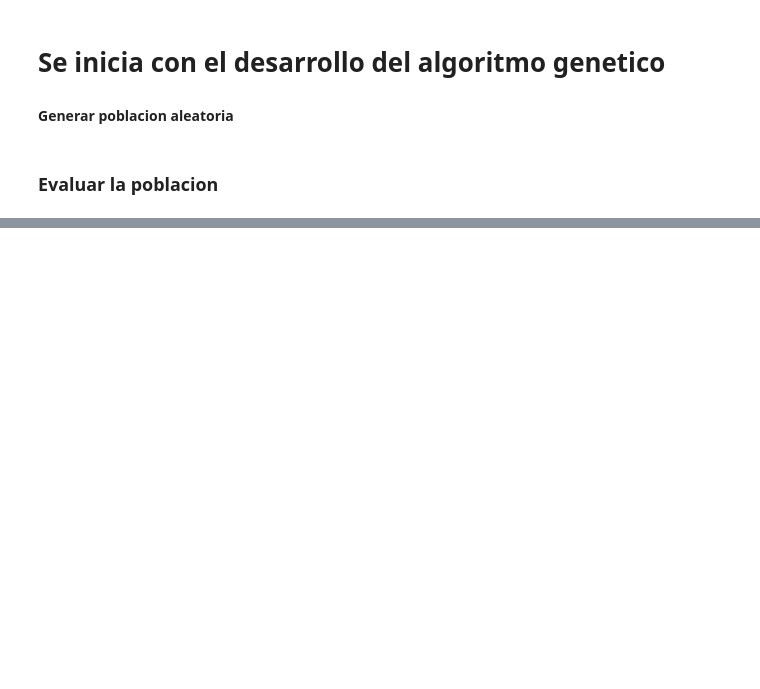
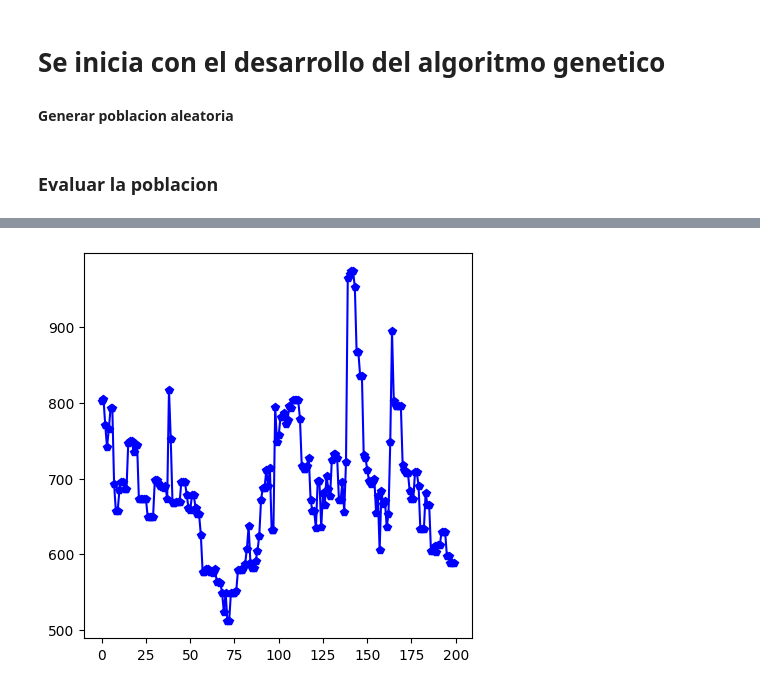
Before and after one commit to JHernandez99/AGs_Ciudades, a Jupyter notebook: AG_Problema_Ciudades.ipynb, the cells around one changed output, grey strips where cells are left out. Cells and saved outputs as stored; diff of their text form; code cells hidden in the pictures; blank space fills up the shorter version.

```diff
--- a/AG_Problema_Ciudades.ipynb
+++ b/AG_Problema_Ciudades.ipynb
@@ -148,0 +243,38 @@ print(len(distancias))
+# %%
+#generar poblacion aleatoria
+tam_poblacion = 20
+probabilidad_cruza = 0.45
+probabilidad_muta = 0.05
+generaciones = 200
+
+
+poblacion = generarPoblacionAleatoria(20,lbls)
+num_generaciones = 0
+
+mejor_individuo = []
+mejor_distancia = 0
+hist_individuos = []
+hist_distancias = []
+while(num_generaciones < generaciones):
+
+    #evaluacion de la poblacion
+    distancias = fitness(poblacion,x,y,data)
+    #seleccion
+    seleccionados,distancias_seleccionados = selection(poblacion,distancias)
+    #print(len(seleccionados))
+    #cruza y mutacion
+    nuevos_hijos = cruza_mutacion(seleccionados,probabilidad_cruza,probabilidad_muta, lbls)
+
+    #unir poblacion final
+    poblacion = list(seleccionados)+nuevos_hijos
+
+    distancias = fitness(poblacion,x,y,data)
+    seleccionados,distancias_seleccionados = selection(poblacion,distancias)
+    mejor_individuo = seleccionados[0]
+    mejor_distancia = distancias_seleccionados[0]
+
+    hist_individuos.append(mejor_individuo)
+    hist_distancias.append(mejor_distancia)
+
+    print("GENERACION ---{} MEJOR DISTANCIA----{} MEJOR_INDIVIDUO---{}".format(num_generaciones,mejor_distancia,mejor_individuo))
+    num_generaciones += 1
@@ -148,0 +323,6 @@ print(len(distancias))
+# %%
+fig, ax = plt.subplots(figsize=(5,5))
+ax.plot(hist_distancias,'-bp')
+plt.show()
+# %% [output]
+[figure, added]
```
Also changed, not shown: parts of 10 cells of this notebook.
